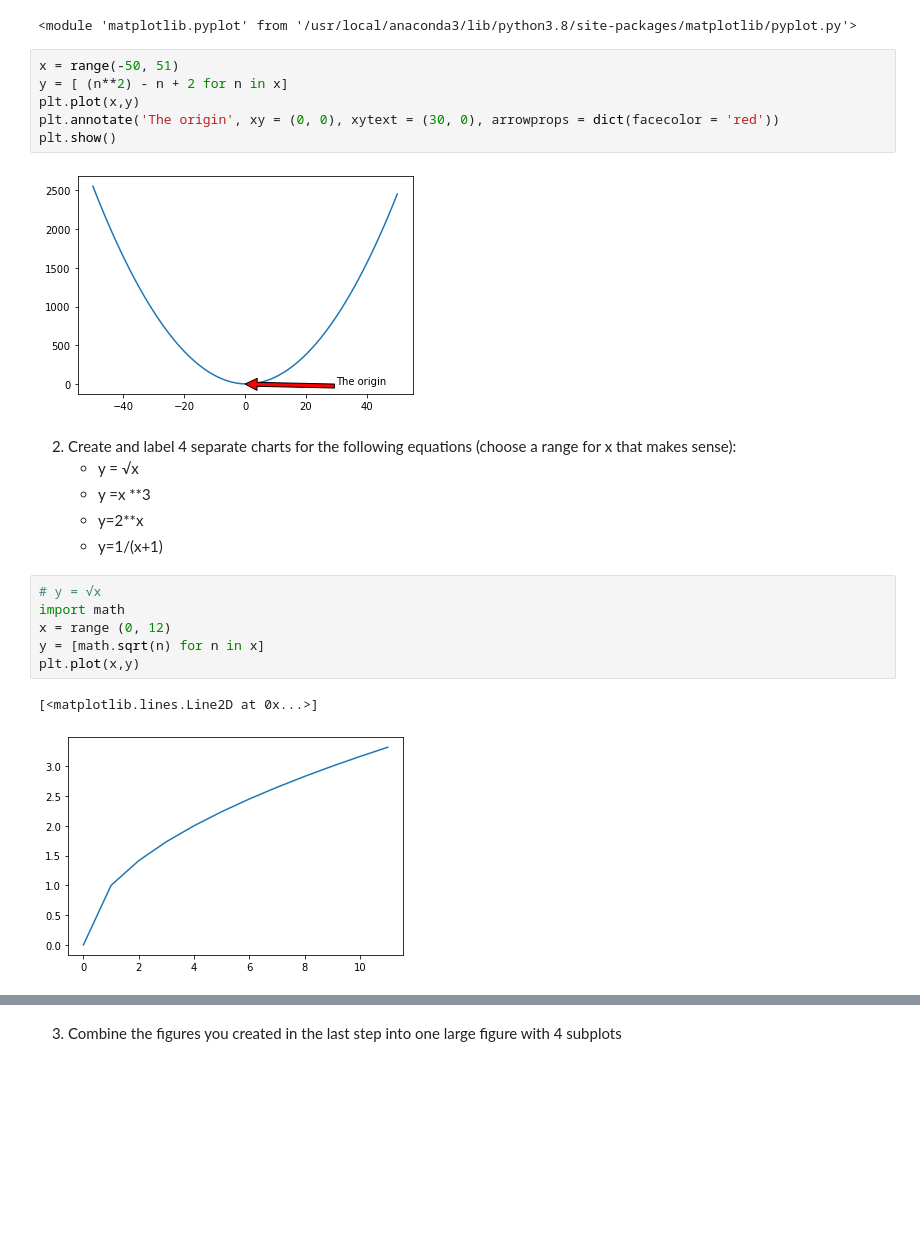
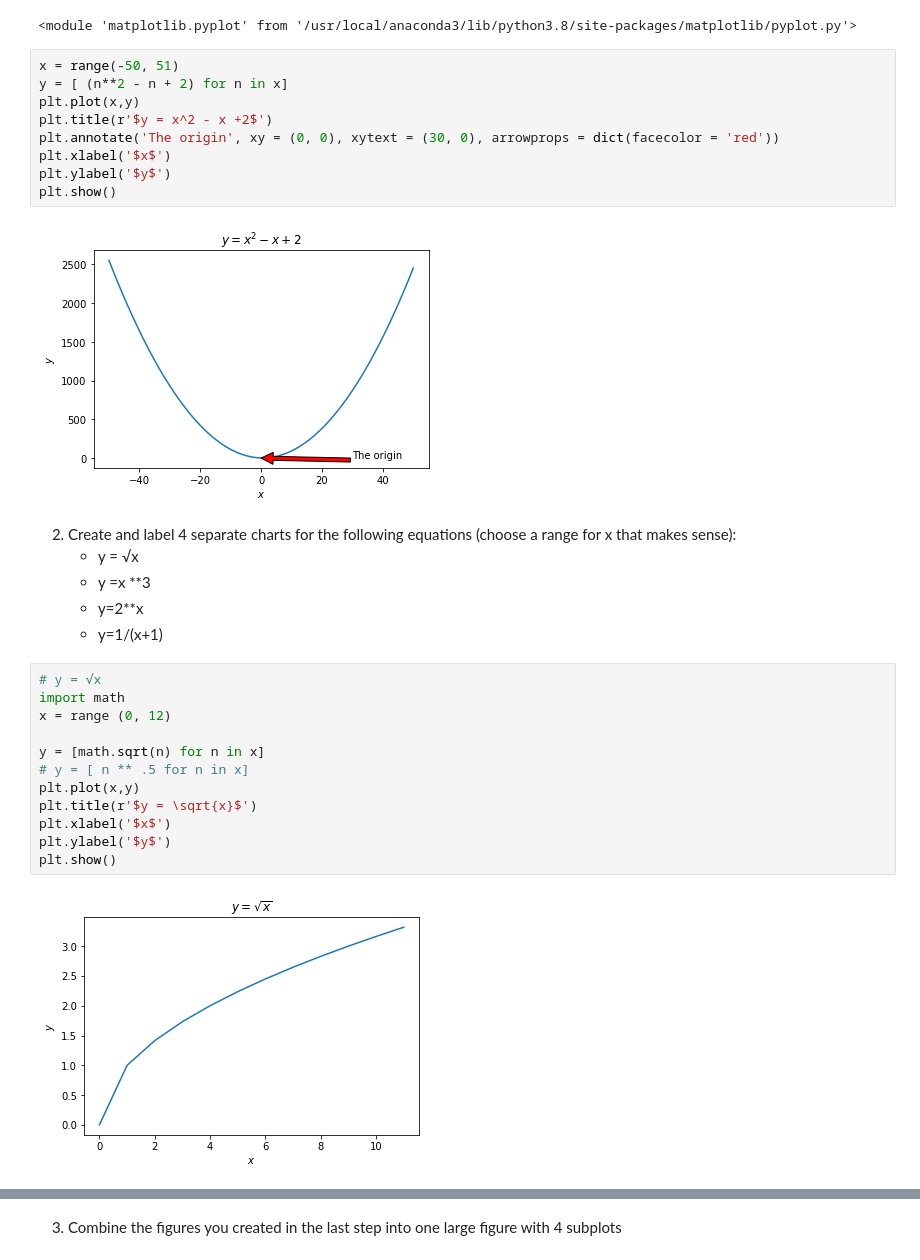
Before and after one commit to cindyvillanuevads/numpy-pandas-visualization-exercises, a Jupyter notebook: matplotlib_exercises.ipynb, the cells around one changed output, grey strips where cells are left out. Drawn from its saved outputs; the diff is of its cells as text; blank space fills up the shorter version.

```diff
--- a/matplotlib_exercises.ipynb
+++ b/matplotlib_exercises.ipynb
@@ -10,12 +10,15 @@ print(plt)
 <module 'matplotlib.pyplot' from '/usr/local/anaconda3/lib/python3.8/site-packages/matplotlib/pyplot.py'>
 # %%
 x = range(-50, 51)
-y = [ (n**2) - n + 2 for n in x]
+y = [ (n**2 - n + 2) for n in x]
 plt.plot(x,y)
+plt.title(r'$y = x^2 - x +2$')
 plt.annotate('The origin', xy = (0, 0), xytext = (30, 0), arrowprops = dict(facecolor = 'red'))
+plt.xlabel('$x$')
+plt.ylabel('$y$')
 plt.show()
 # %% [output]
-[figure, old version]
+[figure, new version]
 # %% [markdown]
 2. Create and label 4 separate charts for the following equations (choose a range for x that makes sense):
     * y = √x
@@ -26,11 +29,16 @@ plt.show()
 # y = √x
 import math
 x = range (0, 12)
+
 y = [math.sqrt(n) for n in x]
+# y = [ n ** .5 for n in x]
 plt.plot(x,y)
+plt.title(r'$y = \sqrt{x}$')
+plt.xlabel('$x$')
+plt.ylabel('$y$')
+plt.show()
 # %% [output]
-[<matplotlib.lines.Line2D at 0x...>]
-[figure, old version]
+[figure, new version]
 # %%
 # y =x **3
 x = range (0, 10)
```
Also changed, not shown: parts of 6 cells of this notebook, 1 other file.
